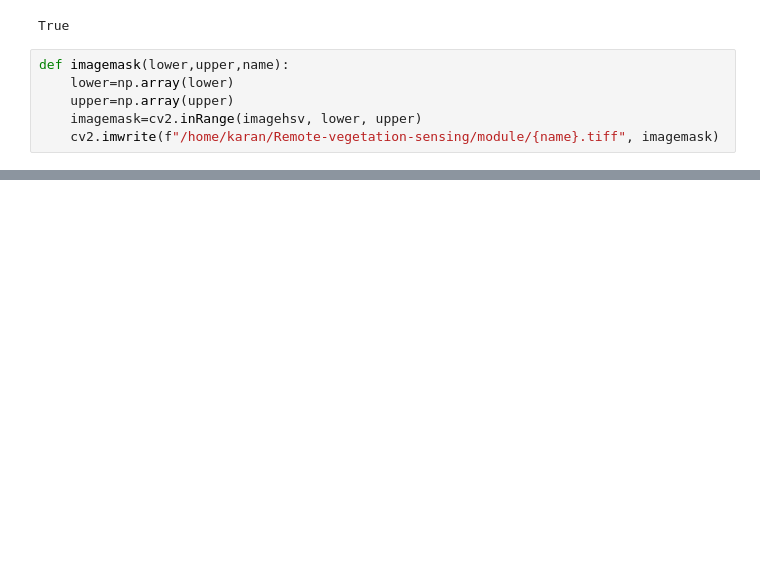
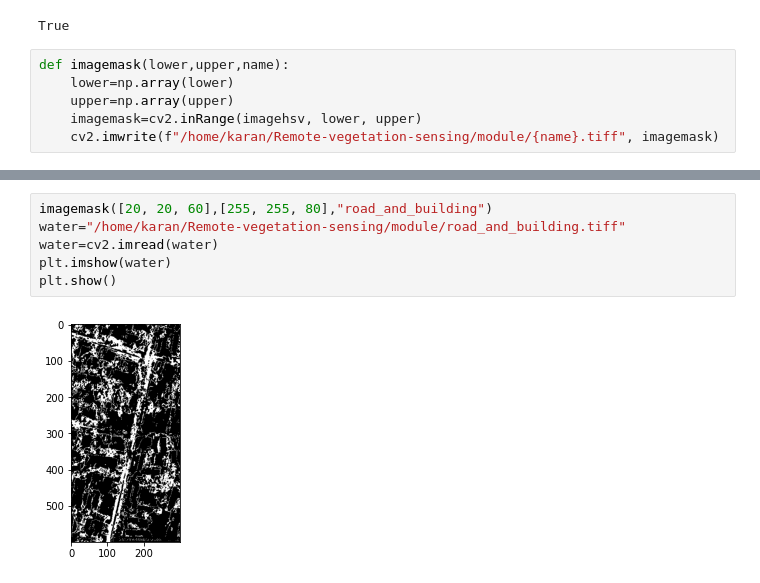
Before and after one commit to shettykaran57/Remote-vegetation-sensing, a Jupyter notebook: Opencv.ipynb, the cells around one changed output, grey strips where cells are left out. Drawn from its saved outputs; the diff is of its cells as text; blank space fills up the shorter version.

```diff
--- a/Opencv.ipynb
+++ b/Opencv.ipynb
@@ -225,0 +232,8 @@ plt.show()
+# %%
+imagemask([20, 20, 60],[255, 255, 80],"road_and_building")
+water="/home/karan/Remote-vegetation-sensing/module/road_and_building.tiff"
+water=cv2.imread(water)
+plt.imshow(water)
+plt.show()
+# %% [output]
+[figure, added]
```
Also changed, not shown: parts of 19 cells of this notebook, 47 other files.
